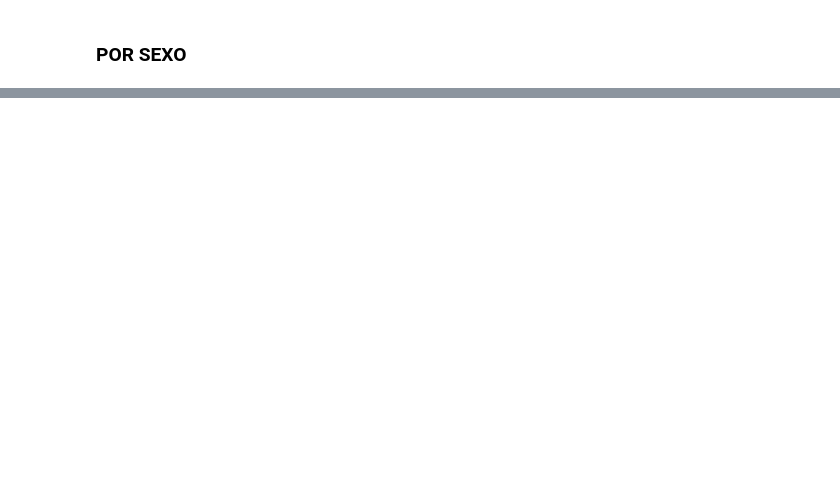
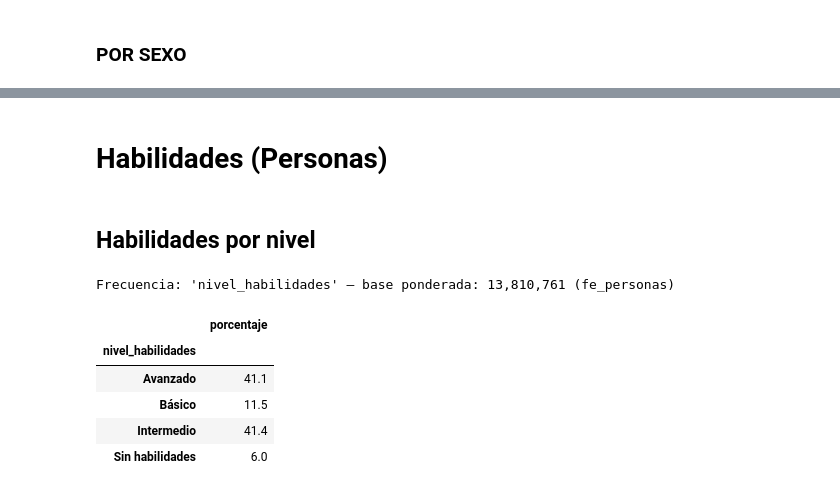
Before and after one commit to tomasleale/eaui_subtel, a Jupyter notebook: eaui2026_v2.ipynb, the cells around one changed output, grey strips where cells are left out. Cells and saved outputs as stored; diff of their text form; code cells hidden in the pictures; blank space fills up the shorter version.

```diff
--- a/eaui2026_v2.ipynb
+++ b/eaui2026_v2.ipynb
@@ -928,0 +1629,14 @@ display(analizar_rm_cruce('P8_3', cruce='sexo', factor='fe_hogar', estilo=True))
+# %% [markdown]
+# Habilidades (Personas)
+# %% [markdown]
+## Habilidades por nivel
+# %%
+dstats(df, 'nivel_habilidades', tipo='frecuencia', factor='fe_personas')
+# %% [output]
+Frecuencia: 'nivel_habilidades' — base ponderada: 13,810,761 (fe_personas)
+|  | porcentaje |
+| nivel_habilidades |  |
+| Avanzado | 41.1 |
+| Básico | 11.5 |
+| Intermedio | 41.4 |
+| Sin habilidades | 6.0 |
```
Also changed, not shown: parts of 28 cells of this notebook.
